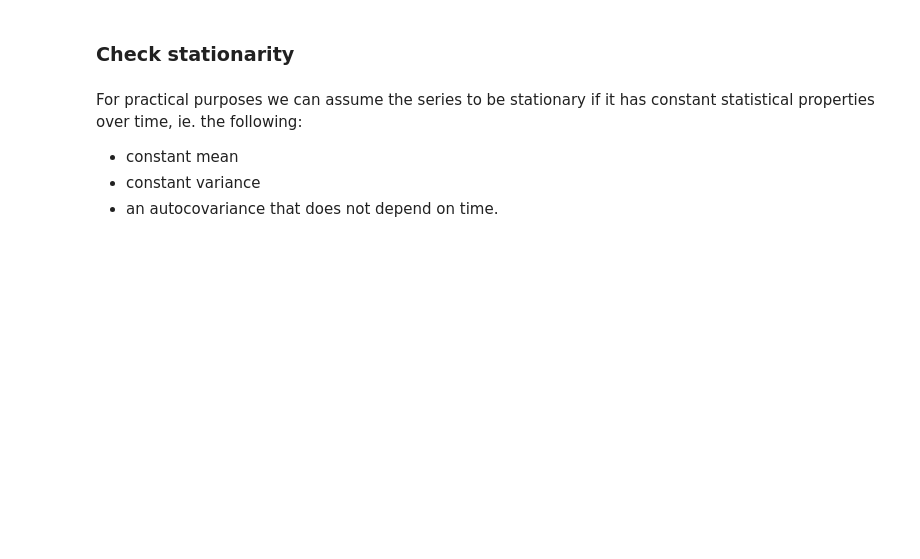
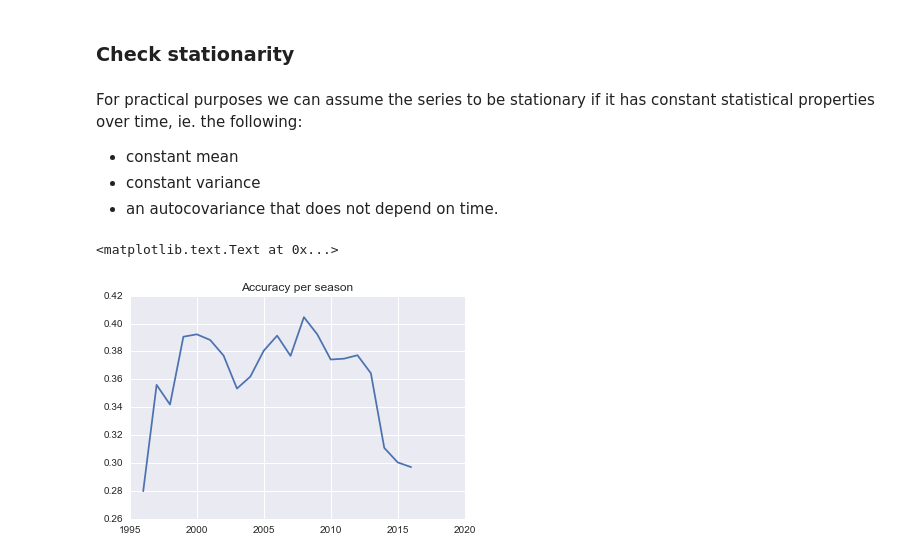
Before and after one commit to joaopcoelho/kobe-shots, a Jupyter notebook: kobe.ipynb, the cells around one changed output. Saved outputs shown, nothing was run; the diff lists cells and outputs as text; code cells hidden in the pictures; blank space fills up the shorter version.

```diff
--- a/kobe.ipynb
+++ b/kobe.ipynb
@@ -317,10 +343,11 @@ plt.axis([1, 5, .5, .57])
 # %% [markdown]
 ### Time series matrix
 # %%
+ts = data
 dateparse = lambda dates: pd.datetime.strptime(dates, '%Y-%m-%d')
-data.game_date = map(dateparse, data.game_date)
+ts.game_date = map(dateparse, ts.game_date)
 # %%
-data = data.set_index('game_date')
+ts = data.set_index('game_date')
 # %% [markdown]
 ### Check stationarity
 # %% [markdown]
@@ -330,10 +357,15 @@ For practical purposes we can assume the series to be stationary if it has const
 * constant variance
 * an autocovariance that does not depend on time.
 # %%
-x = data.index
-
-shots = pd.pivot_table(data, index=data.index, values="shot_id", aggfunc='count')
-scored = pd.pivot_table(data, index=data.index, values="shot_made_flag", aggfunc='sum')
+shots = pd.pivot_table(ts, index=ts.index, values="shot_id", aggfunc='count')
+scored = pd.pivot_table(ts, index=ts.index, values="shot_made_flag", aggfunc='sum')
 accuracy = scored/shots
 
-y = accuracy
+x = ts.index.unique().sort_values()
+y_year = accuracy.groupby(by=accuracy.index.year).mean()
+
+plt.plot(y_year)
+plt.title('Accuracy per season')
+# %% [output]
+<matplotlib.text.Text at 0x...>
+[figure, added]
```
Also changed, not shown: parts of 13 cells of this notebook.
